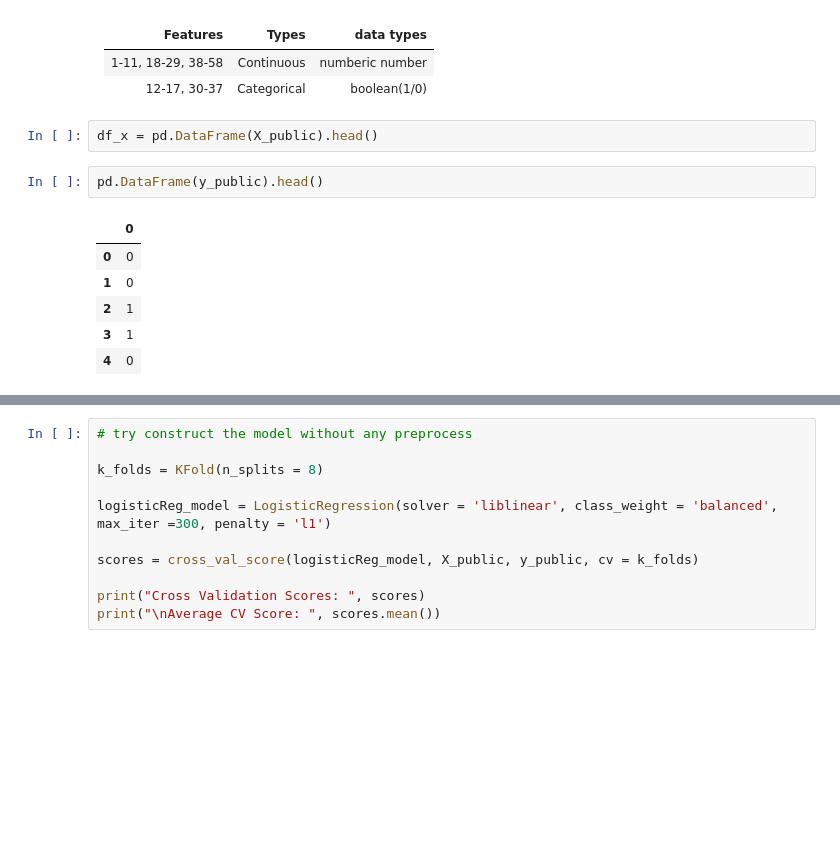
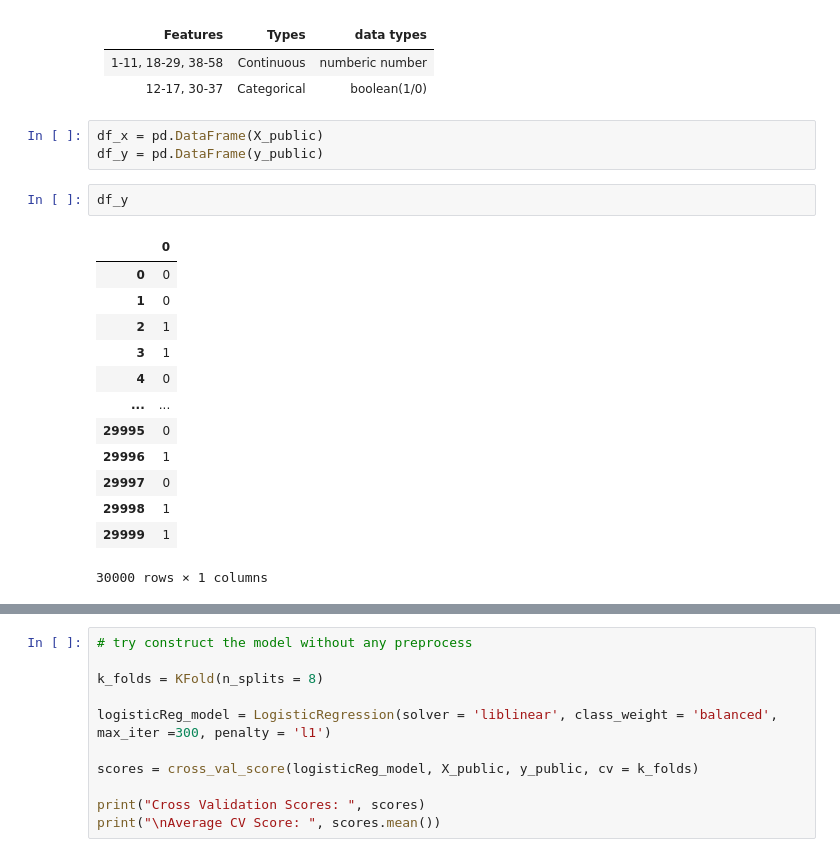
Before and after one commit to lucascheng24/COMP4431_LabAssignment, a Jupyter notebook: A5/COMP4431_A5_Logistic_01.ipynb, the cells around one changed output, grey strips where cells are left out. Saved outputs shown, nothing was run; the diff lists cells and outputs as text; blank space fills up the shorter version.

```diff
--- a/A5/COMP4431_A5_Logistic_01.ipynb
+++ b/A5/COMP4431_A5_Logistic_01.ipynb
@@ -50,13 +53,21 @@ Shape of y_public: (30000,)
 |       1-11, 18-29, 38-58      |    Continuous     |       numberic number |
 |       12-17, 30-37            |   Categorical     |       boolean(1/0)    |
 # %%
-df_x = pd.DataFrame(X_public).head()
+df_x = pd.DataFrame(X_public)
+df_y = pd.DataFrame(y_public)
-# %%
-pd.DataFrame(y_public).head()
-# %% [output]
-|  | 0 |
-| 0 | 0 |
-| 1 | 0 |
-| 2 | 1 |
-| 3 | 1 |
-| 4 | 0 |
+# %%
+df_y
+# %% [output]
+|  | 0 |
+| 0 | 0 |
+| 1 | 0 |
+| 2 | 1 |
+| 3 | 1 |
+| 4 | 0 |
+| ... | ... |
+| 29995 | 0 |
+| 29996 | 1 |
+| 29997 | 0 |
+| 29998 | 1 |
+| 29999 | 1 |
+30000 rows × 1 columns
```
Also changed, not shown: parts of 17 cells of this notebook.
